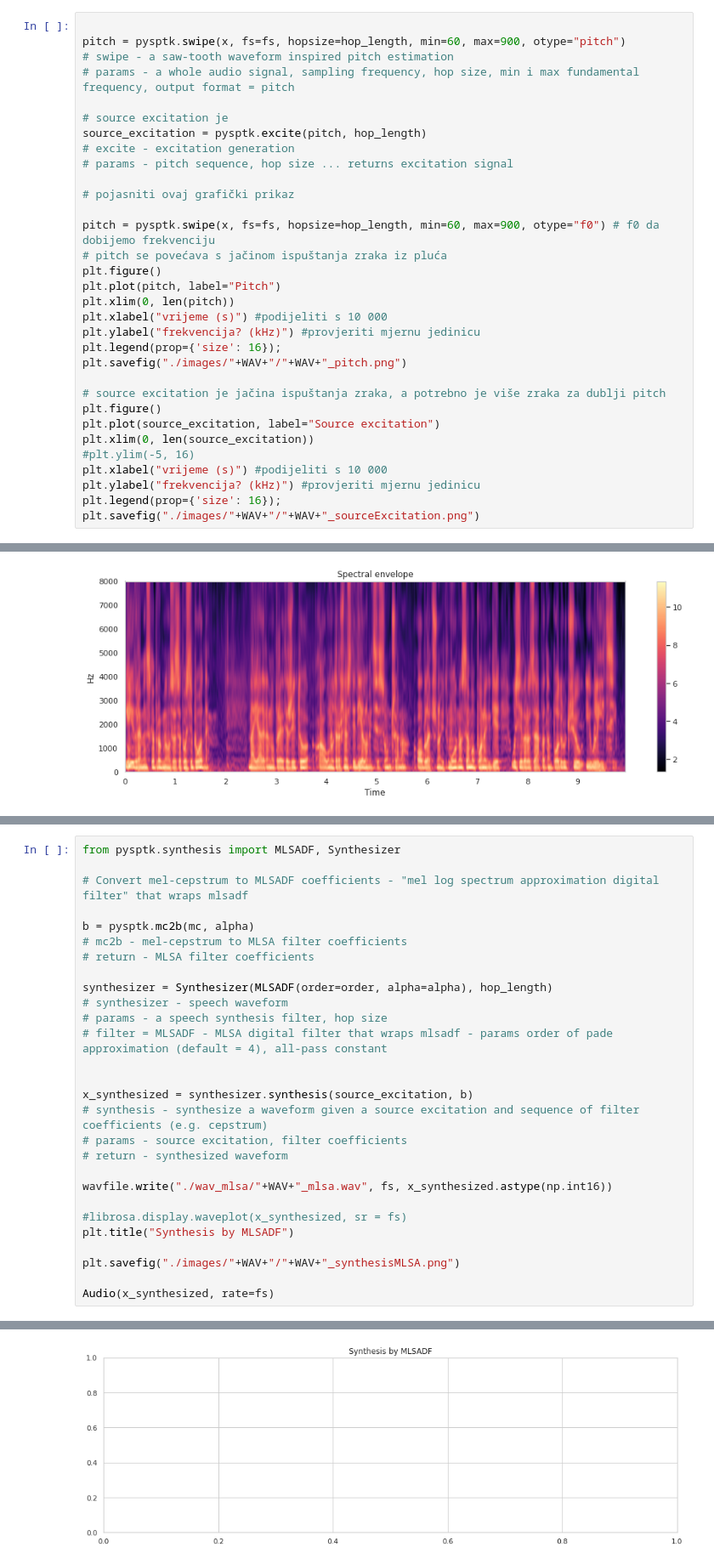
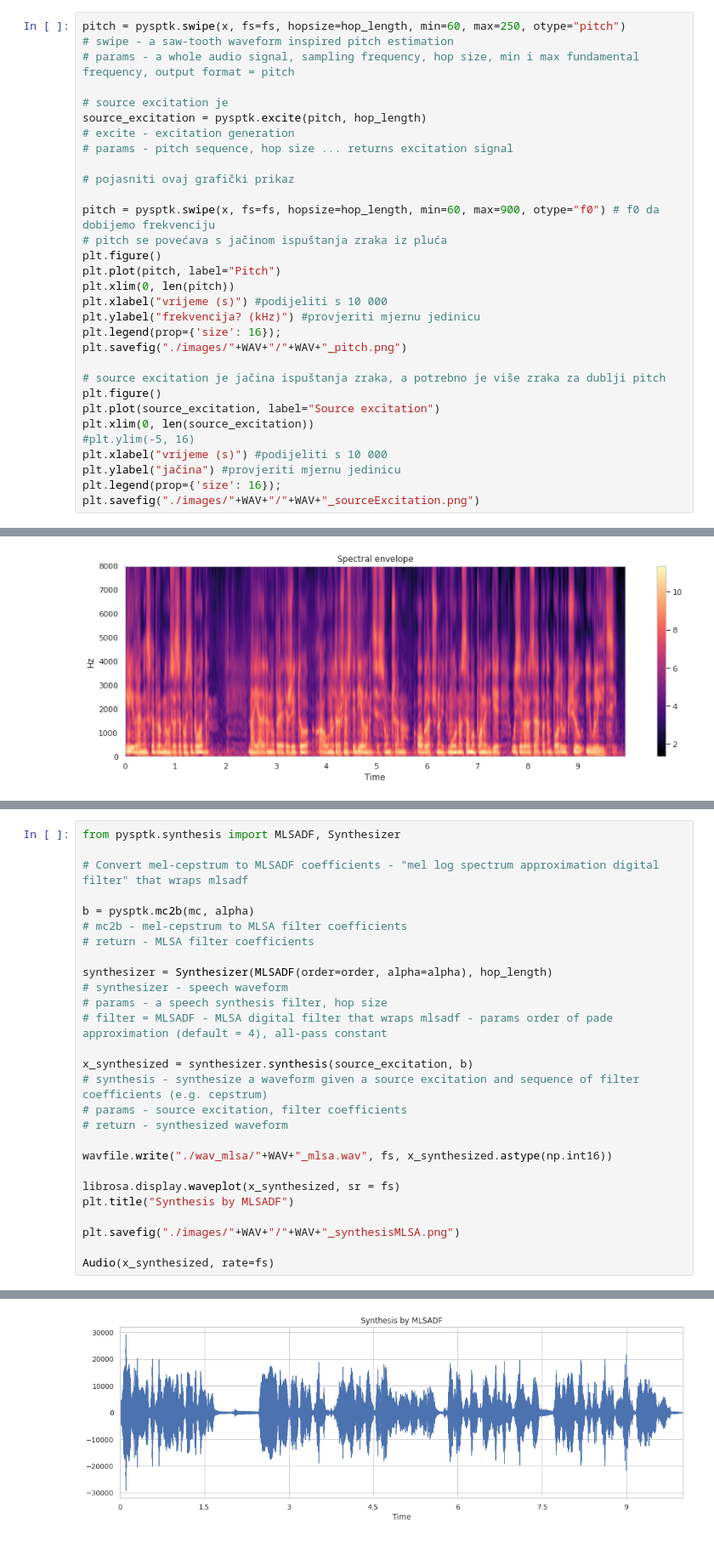
Before and after one commit to lenanovak/rogj-mlsa, a Jupyter notebook: rogj-mlsa.ipynb, the cells around one changed output, grey strips where cells are left out. Shown at 85% size. Saved outputs shown, nothing was run; the diff lists cells and outputs as text.

```diff
--- a/rogj-mlsa.ipynb
+++ b/rogj-mlsa.ipynb
@@ -105,6 +105,5 @@ Hop size = frame period in sample
 # %%
-
-pitch = pysptk.swipe(x, fs=fs, hopsize=hop_length, min=60, max=900, otype="pitch")
+pitch = pysptk.swipe(x, fs=fs, hopsize=hop_length, min=60, max=250, otype="pitch")
 # swipe - a saw-tooth waveform inspired pitch estimation
 # params - a whole audio signal, sampling frequency, hop size, min i max fundamental frequency, output format = pitch
 
@@ -131,7 +130,7 @@ plt.plot(source_excitation, label="Source excitation")
 plt.xlim(0, len(source_excitation))
 #plt.ylim(-5, 16)
 plt.xlabel("vrijeme (s)") #podijeliti s 10 000
-plt.ylabel("frekvencija? (kHz)") #provjeriti mjernu jedinicu
+plt.ylabel("jačina") #provjeriti mjernu jedinicu
 plt.legend(prop={'size': 16});
 plt.savefig("./images/"+WAV+"/"+WAV+"_sourceExcitation.png")
 # %% [output]
@@ -180,31 +181,30 @@ plt.savefig("./images/"+WAV+"/"+WAV+"_spectralEnvelope.png")
 # %%
 from pysptk.synthesis import MLSADF, Synthesizer
 
 # Convert mel-cepstrum to MLSADF coefficients - "mel log spectrum approximation digital filter" that wraps mlsadf
 
 b = pysptk.mc2b(mc, alpha)
 # mc2b - mel-cepstrum to MLSA filter coefficients
 # return - MLSA filter coefficients
 
 synthesizer = Synthesizer(MLSADF(order=order, alpha=alpha), hop_length)
 # synthesizer - speech waveform
 # params - a speech synthesis filter, hop size
 # filter = MLSADF - MLSA digital filter that wraps mlsadf - params order of pade approximation (default = 4), all-pass constant
 
-
 x_synthesized = synthesizer.synthesis(source_excitation, b)
 # synthesis - synthesize a waveform given a source excitation and sequence of filter coefficients (e.g. cepstrum)
 # params - source excitation, filter coefficients
 # return - synthesized waveform
 
 wavfile.write("./wav_mlsa/"+WAV+"_mlsa.wav", fs, x_synthesized.astype(np.int16))
 
-#librosa.display.waveplot(x_synthesized, sr = fs)
+librosa.display.waveplot(x_synthesized, sr = fs)
 plt.title("Synthesis by MLSADF")
 
 plt.savefig("./images/"+WAV+"/"+WAV+"_synthesisMLSA.png")
 
 Audio(x_synthesized, rate=fs)
 # %% [output]
 [interactive output not drawn]
-[figure, old version]
+[figure, new version]
```
Also changed, not shown: parts of 23 cells of this notebook, 3 other files.
